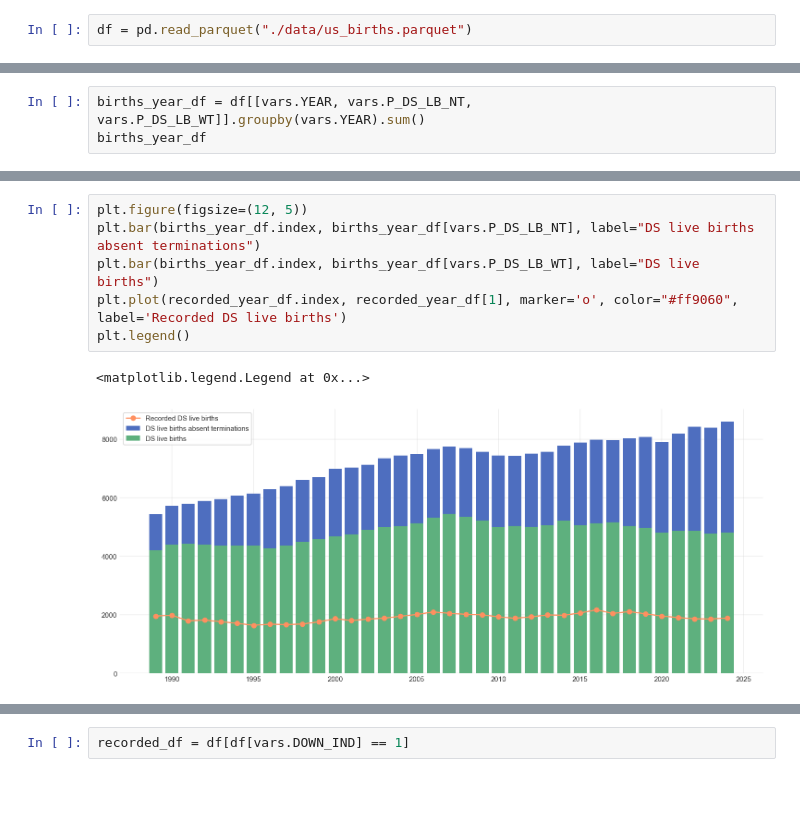
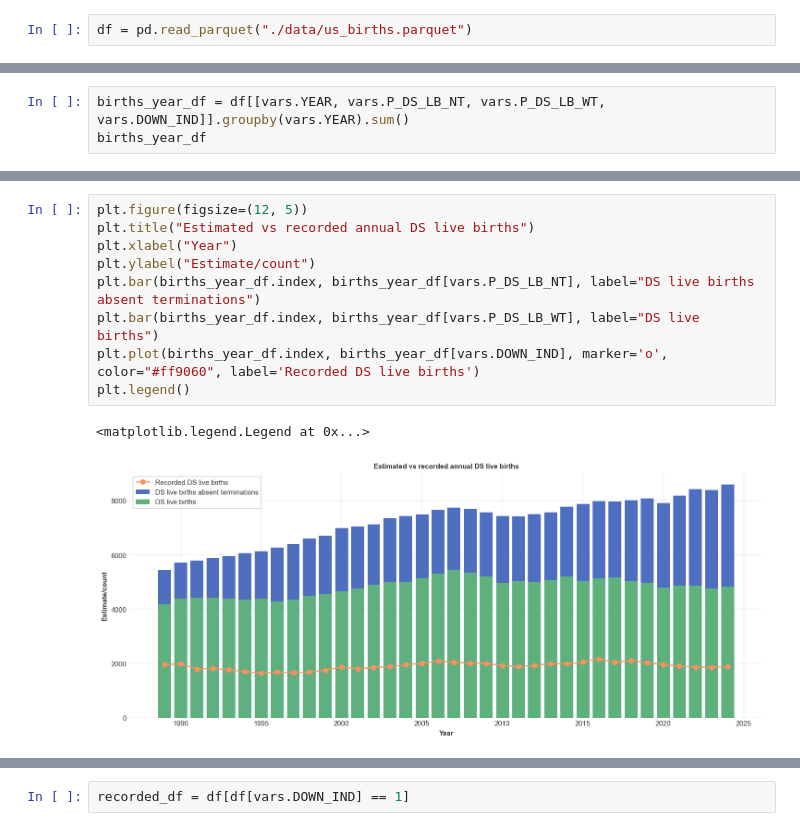
Before and after one commit to frankbuckley/ds-births-populations, a Jupyter notebook: projects/us-birth-certificates/notes.ipynb, the cells around one changed output, grey strips where cells are left out. Saved outputs shown, nothing was run; the diff lists cells and outputs as text; blank space fills up the shorter version.

```diff
--- a/projects/us-birth-certificates/notes.ipynb
+++ b/projects/us-birth-certificates/notes.ipynb
@@ -14,4 +22,4 @@ df.to_csv("./data/us_births.zip", index=False)
 # %%
-births_year_df = df[[vars.YEAR, vars.P_DS_LB_NT, vars.P_DS_LB_WT]].groupby(vars.YEAR).sum()
+births_year_df = df[[vars.YEAR, vars.P_DS_LB_NT, vars.P_DS_LB_WT, vars.DOWN_IND]].groupby(vars.YEAR).sum()
 births_year_df
 # %% [output]
@@ -58,10 +44,13 @@ recorded_year_df
 # %%
 plt.figure(figsize=(12, 5))
+plt.title("Estimated vs recorded annual DS live births")
+plt.xlabel("Year")
+plt.ylabel("Estimate/count")
 plt.bar(births_year_df.index, births_year_df[vars.P_DS_LB_NT], label="DS live births absent terminations")
 plt.bar(births_year_df.index, births_year_df[vars.P_DS_LB_WT], label="DS live births")
-plt.plot(recorded_year_df.index, recorded_year_df[1], marker='o', color="#ff9060", label='Recorded DS live births')
+plt.plot(births_year_df.index, births_year_df[vars.DOWN_IND], marker='o', color="#ff9060", label='Recorded DS live births')
 plt.legend()
 # %% [output]
 <matplotlib.legend.Legend at 0x...>
-[figure, old version]
+[figure, new version]
 # %%
```
Also changed, not shown: parts of 9 cells of this notebook.
